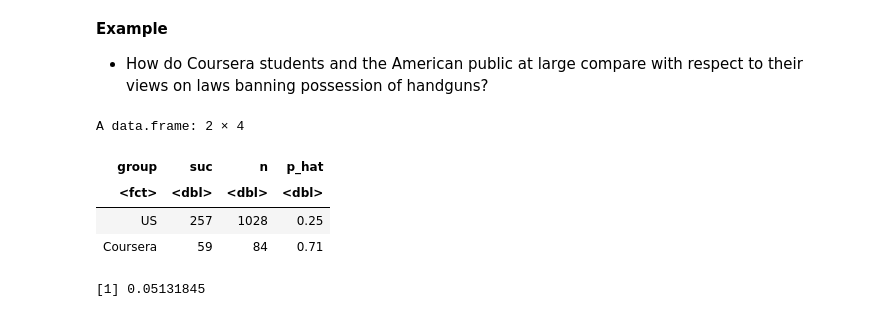
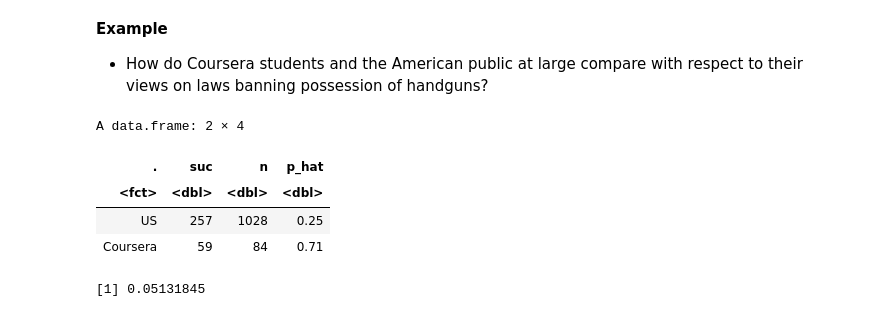
Before and after one commit to Himanshiyaduvanshi/coursera-statistics-r, a Jupyter notebook: notes/2.4.ipynb, the cells around one changed output. Drawn from its saved outputs; the diff is of its cells as text; code cells hidden in the pictures.

```diff
--- a/notes/2.4.ipynb
+++ b/notes/2.4.ipynb
@@ -221,14 +221,14 @@ $$
 - How do Coursera students and the American public at large compare with respect to their views on laws banning possession of handguns?
 # %%
 data.frame(
-  group = c('US', 'Coursera'),
+  `.` = c('US', 'Coursera'),
   suc = c(257, 59),
   n = c(1028, 84),
   p_hat = c(0.25, 0.71)
 )
 # %% [output]
 A data.frame: 2 × 4
-| group | suc | n | p_hat |
+| . | suc | n | p_hat |
 | <fct> | <dbl> | <dbl> | <dbl> |
 | US | 257 | 1028 | 0.25 |
 | Coursera | 59 | 84 | 0.71 |
```
Also changed, not shown: parts of 21 cells of this notebook.
